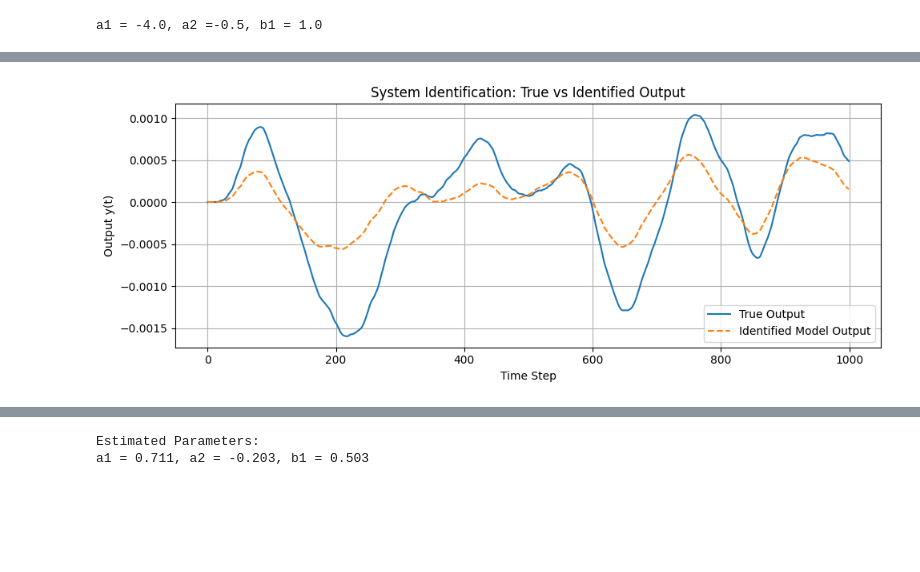
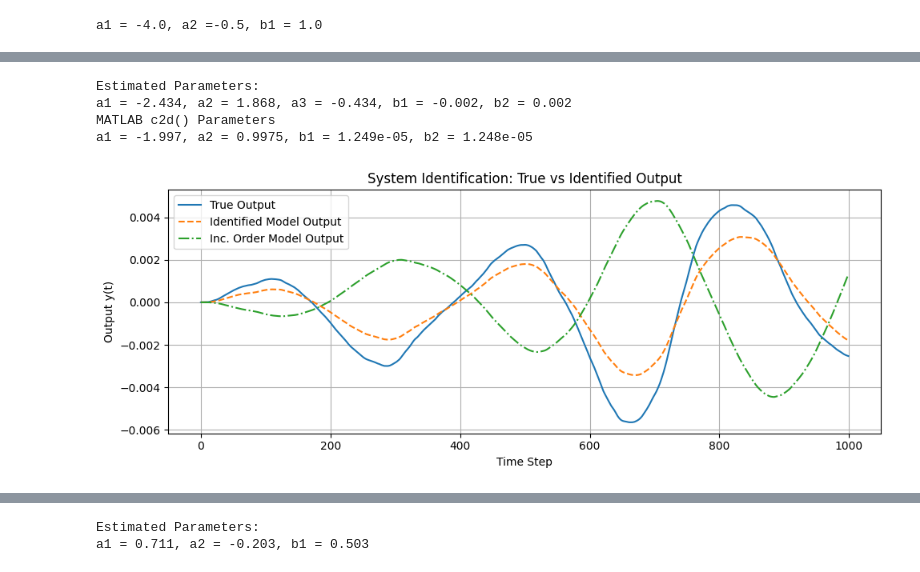
Before and after one commit to gibbsalex/my-demos, a Jupyter notebook: bike_suspension_sim/sig_id_proto.ipynb, the cells around one changed output, grey strips where cells are left out. Drawn from its saved outputs; the diff is of its cells as text; code cells hidden in the pictures; blank space fills up the shorter version.

Commit message:
added a pole to the model and it is less accurate
Adding a pole made the model less accurate because it caused a delay from the input to the output

```diff
--- a/bike_suspension_sim/sig_id_proto.ipynb
+++ b/bike_suspension_sim/sig_id_proto.ipynb
@@ -124,26 +164,69 @@ a1 = -1.997, a2 = 0.9975, b1 = 1.249e-05, b2 = 1.248e-05
+# %%
+# Build Regressor 2, increase the order to get better fitting.
+# testing can be done on SVD to determine the best order
+
+# TF: X(s) = z(s)/p(s) F(s)
+# X(z) = [b1*z^-1 + b2*z^-2] / [a1*z^-1 + a2*z^-2 + a3*z^-3] F(z)
+
+# higher order, 3 poles, 2 zeros
+# Phi_2 = -x(t-1), -x(t-2), -x(t-3), F(t-2), F(t-3)
+# theta_2 = a1, a2, a3, b1, b2
+
+Phi_2 = list()
+Y_2 = list()
+
+for t in range(3, len(sol.t)):
+    Phi_2.append([-sol.y[0][t-1], -sol.y[0][t-2], -sol.y[0][t-3], sol.y[2][t-2], sol.y[2][t-3]])
+    Y_2.append(sol.y[0][t])
+
+# least squares optimization
+Phi_2 = np.array(Phi_2)
+Y_2 = np.array(Y_2)
+
+theta_hat_2, _, _, _ = np.linalg.lstsq(Phi_2, Y_2, rcond=None)
+a1_hat_2, a2_hat_2, a3_hat_2, b1_hat_2, b2_hat_2 = theta_hat_2
+
+print("Estimated Parameters:")
+print(f"a1 = {a1_hat_2:.3f}, a2 = {a2_hat_2:.3f}, a3 = {a3_hat_2:.3f}, b1 = {b1_hat_2:.3f}, b2 = {b2_hat_2:.3f}")
+
+print("MATLAB c2d() Parameters")
+print("a1 = -1.997, a2 = 0.9975, b1 = 1.249e-05, b2 = 1.248e-05")
+# %% [output]
+Estimated Parameters:
+a1 = -2.434, a2 = 1.868, a3 = -0.434, b1 = -0.002, b2 = 0.002
+MATLAB c2d() Parameters
+a1 = -1.997, a2 = 0.9975, b1 = 1.249e-05, b2 = 1.248e-05
 # %%
 # -------------------------
 # Step 4: Simulate Identified Model
 # -------------------------
 N = 1000
 u = sol.y[2]
-y_hat = np.zeros(N)
+y_hat_1 = np.zeros(N)
+y_hat_2 = np.zeros(N)
+
+#model 1
 for t in range(2, N):
-    y_hat[t] = -a1_hat * y_hat[t-1] - a2_hat * y_hat[t-2] + b1_hat * u[t-1] + b2_hat * u[t - 2] # rebuild the difference equation
+    y_hat_1[t] = -a1_hat * y_hat_1[t-1] - a2_hat * y_hat_1[t-2] + b1_hat * u[t-1] + b2_hat * u[t - 2] # rebuild the difference equation
+
+#model 2
+for t in range(3, N):
+    y_hat_2[t] = -a1_hat_2 * y_hat_2[t-1] - a2_hat_2 * y_hat_2[t-2] -a3_hat_2 * y_hat_2[t-3] + b1_hat_2 * u[t-2] + b2_hat_2 * u[t - 3] # rebuild the difference equation
 # %%
 # -------------------------
 # Step 5: Plot and Compare
 # -------------------------
 y = sol.y[0]
 plt.figure(figsize=(10, 4))
 plt.plot(y, label='True Output')
-plt.plot(y_hat, '--', label='Identified Model Output')
+plt.plot(y_hat_1, '--', label='Identified Model Output')
+plt.plot(y_hat_2, '-.', label='Inc. Order Model Output')
 plt.xlabel('Time Step')
 plt.ylabel('Output y(t)')
 plt.legend()
 plt.title('System Identification: True vs Identified Output')
 plt.grid()
 plt.tight_layout()
 plt.show()
 # %% [output]
-[figure, old version]
+[figure, new version]
```
Also changed, not shown: parts of 6 cells of this notebook.
